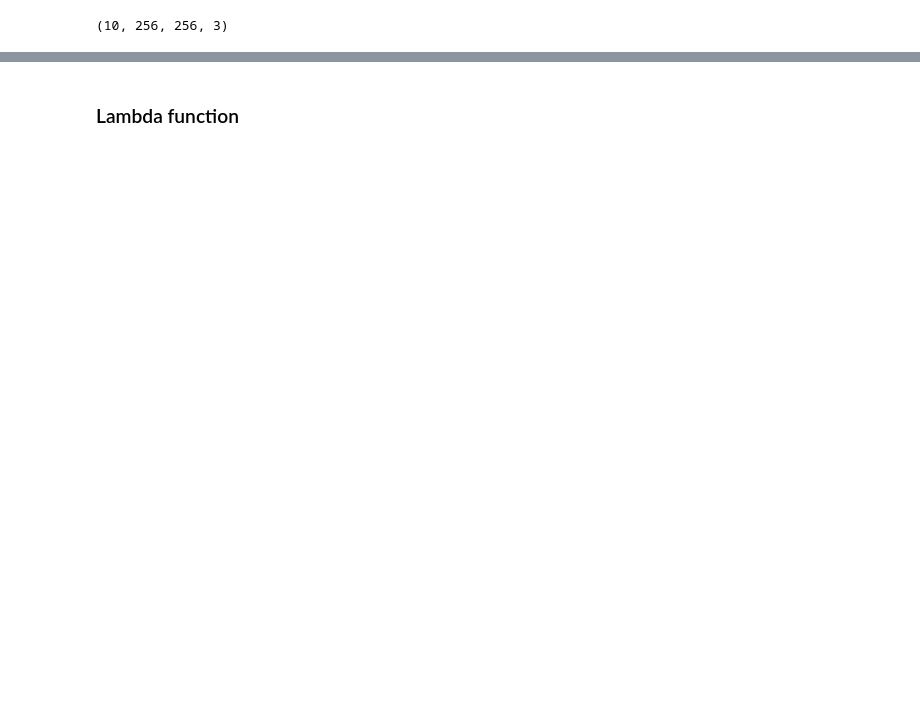
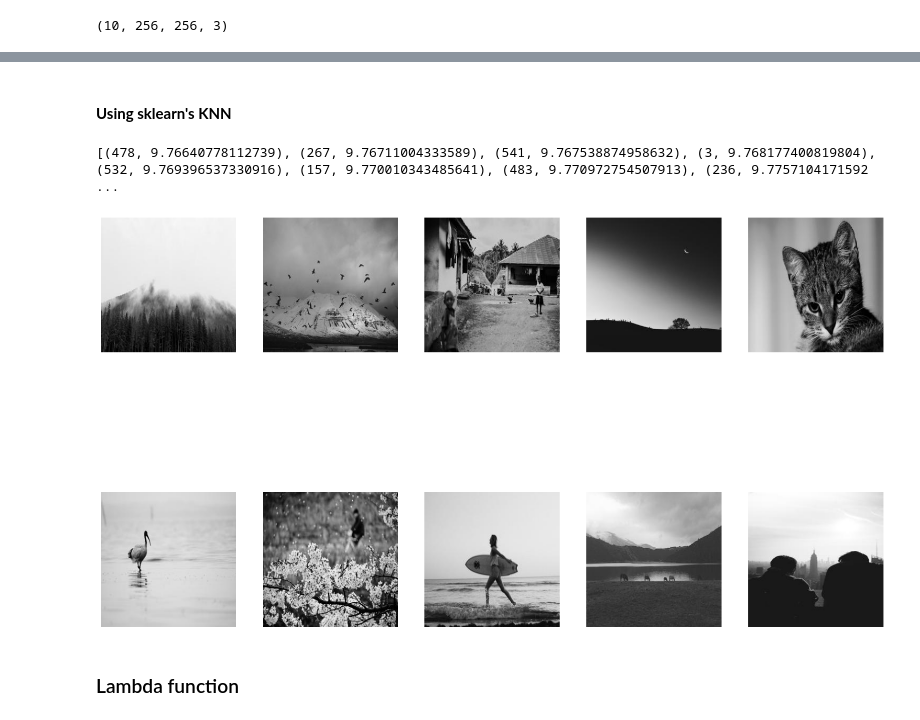
Before and after one commit to RobertFarzan/CLIP-Image-Search-Engine, a Jupyter notebook: CLIP_test_15032023.ipynb, the cells around one changed output, grey strips where cells are left out. Cells and saved outputs as stored; diff of their text form; code cells hidden in the pictures; blank space fills up the shorter version.

```diff
--- a/CLIP_test_15032023.ipynb
+++ b/CLIP_test_15032023.ipynb
@@ -297,3 +369,28 @@ show_images(loaded_images, num_images=NUM_IMAGES)
+# %% [markdown]
+#### <b>Using sklearn's KNN</b>
+# %%
+from sklearn.neighbors import KNeighborsClassifier
+
+NEIGHBORS = 10
+knn = KNeighborsClassifier(n_neighbors=NEIGHBORS).fit(embeddings, np.zeros(len(embeddings)))
+
+neigh_dist, neigh_ind = knn.kneighbors([text_features], n_neighbors=NEIGHBORS)
+
+print(list(zip(neigh_ind.squeeze(), neigh_dist.squeeze())))
+
+loaded_images = []
+
+for idx in neigh_ind.squeeze():
+    path = images_paths[idx]
+    image = np.asarray(Image.open(path).resize(RESHAPE))
+    loaded_images.append(image)
+    del image
+
+loaded_images = np.array(loaded_images)
+show_images(loaded_images, num_images=NUM_IMAGES)
+# %% [output]
+[(478, 9.76640778112739), (267, 9.76711004333589), (541, 9.767538874958632), (3, 9.768177400819804), (532, 9.769396537330916), (157, 9.770010343485641), (483, 9.770972754507913), (236, 9.7757104171592 ...
+[figure, added]
 # %% [markdown]
 ### Lambda function
 # %%
```
Also changed, not shown: parts of 15 cells of this notebook.
